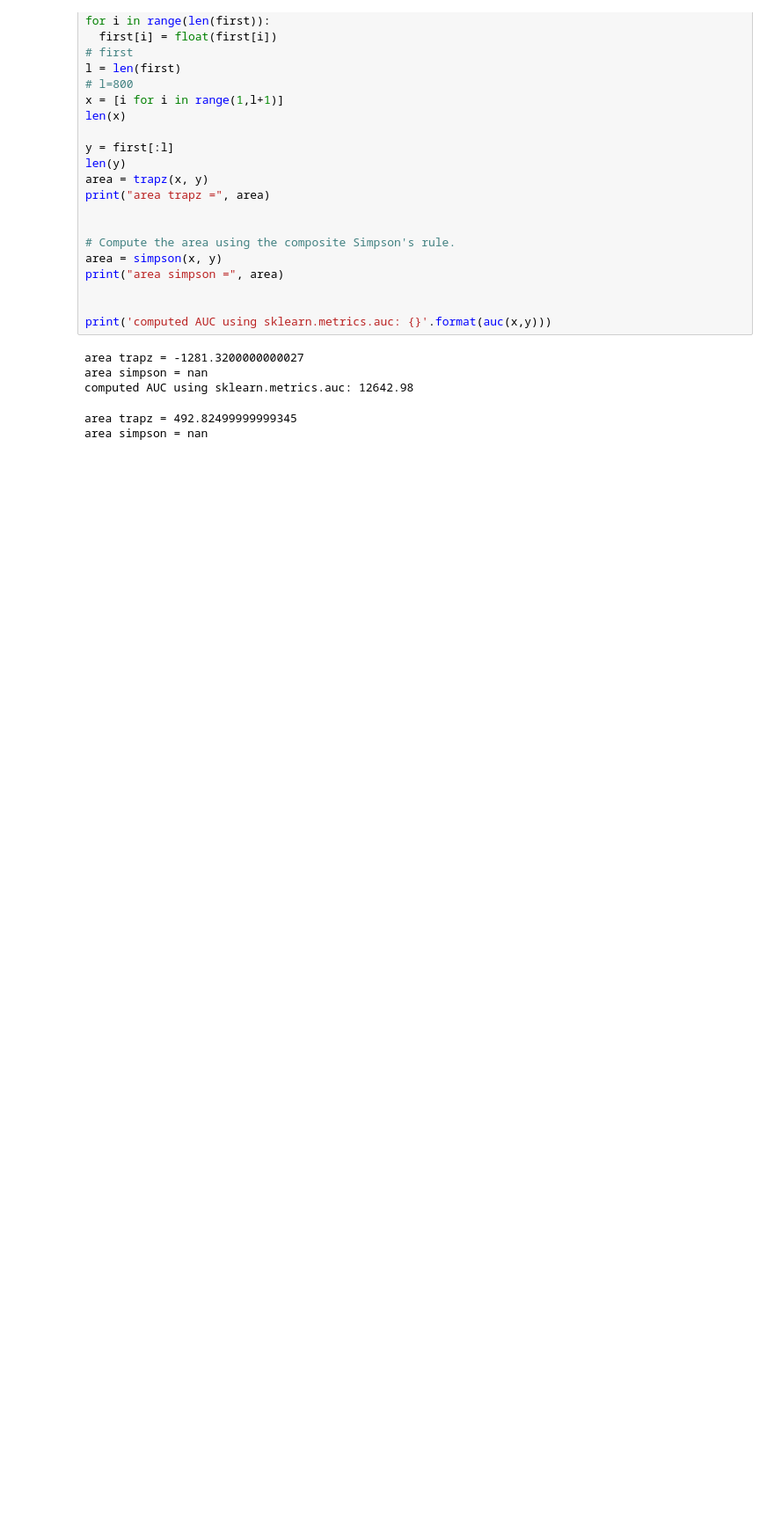
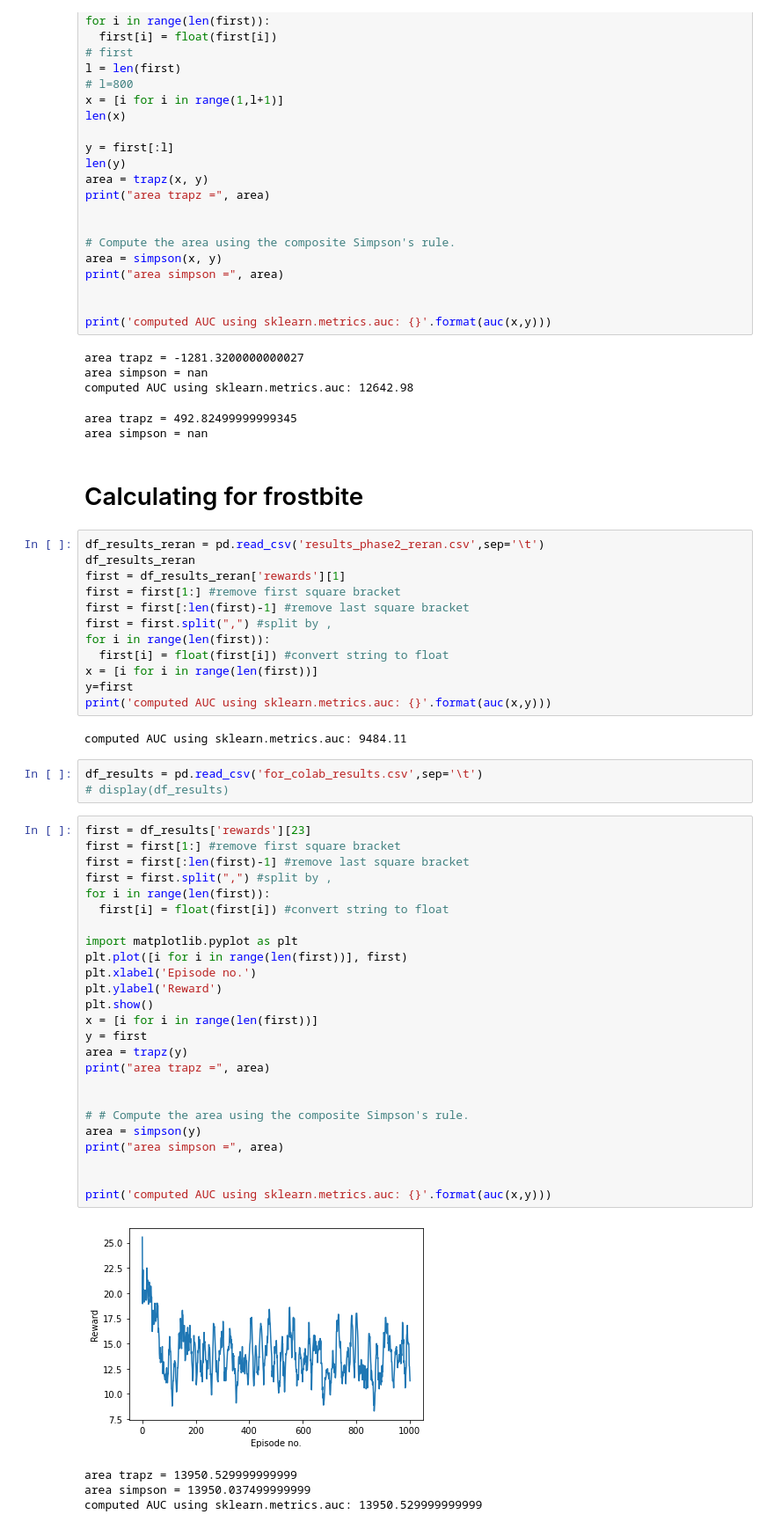
Before and after one commit to fezilemahlangu/My-Research-Project-2022, a Jupyter notebook: AreaUnderCurve.ipynb, the cells around one changed output. Shown at 88% size. Drawn from its saved outputs; the diff is of its cells as text; blank space fills up the shorter version.

```diff
--- a/AreaUnderCurve.ipynb
+++ b/AreaUnderCurve.ipynb
@@ -113,3 +141,52 @@ computed AUC using sklearn.metrics.auc: 12642.98
 # %% [output]
 area trapz = 492.82499999999345
 area simpson = nan
+# %% [markdown]
+# Calculating for frostbite
+# %%
+df_results_reran = pd.read_csv('results_phase2_reran.csv',sep='\t')
+df_results_reran
+first = df_results_reran['rewards'][1]
+first = first[1:] #remove first square bracket
+first = first[:len(first)-1] #remove last square bracket
+first = first.split(",") #split by ,
+for i in range(len(first)):
+  first[i] = float(first[i]) #convert string to float
+x = [i for i in range(len(first))]
+y=first
+print('computed AUC using sklearn.metrics.auc: {}'.format(auc(x,y)))
+# %% [output]
+computed AUC using sklearn.metrics.auc: 9484.11
+# %%
+df_results = pd.read_csv('for_colab_results.csv',sep='\t')
+# display(df_results)
+# %%
+first = df_results['rewards'][23]
+first = first[1:] #remove first square bracket
+first = first[:len(first)-1] #remove last square bracket
+first = first.split(",") #split by ,
+for i in range(len(first)):
+  first[i] = float(first[i]) #convert string to float
+
+import matplotlib.pyplot as plt
+plt.plot([i for i in range(len(first))], first)
+plt.xlabel('Episode no.')
+plt.ylabel('Reward')
+plt.show()
+x = [i for i in range(len(first))]
+y = first
+area = trapz(y)
+print("area trapz =", area)
+
+
+# # Compute the area using the composite Simpson's rule.
+area = simpson(y)
+print("area simpson =", area)
+
+
+print('computed AUC using sklearn.metrics.auc: {}'.format(auc(x,y)))
+# %% [output]
+[figure, added]
+area trapz = 13950.529999999999
+area simpson = 13950.037499999999
+computed AUC using sklearn.metrics.auc: 13950.529999999999
```
Also changed, not shown: parts of 18 cells of this notebook.
